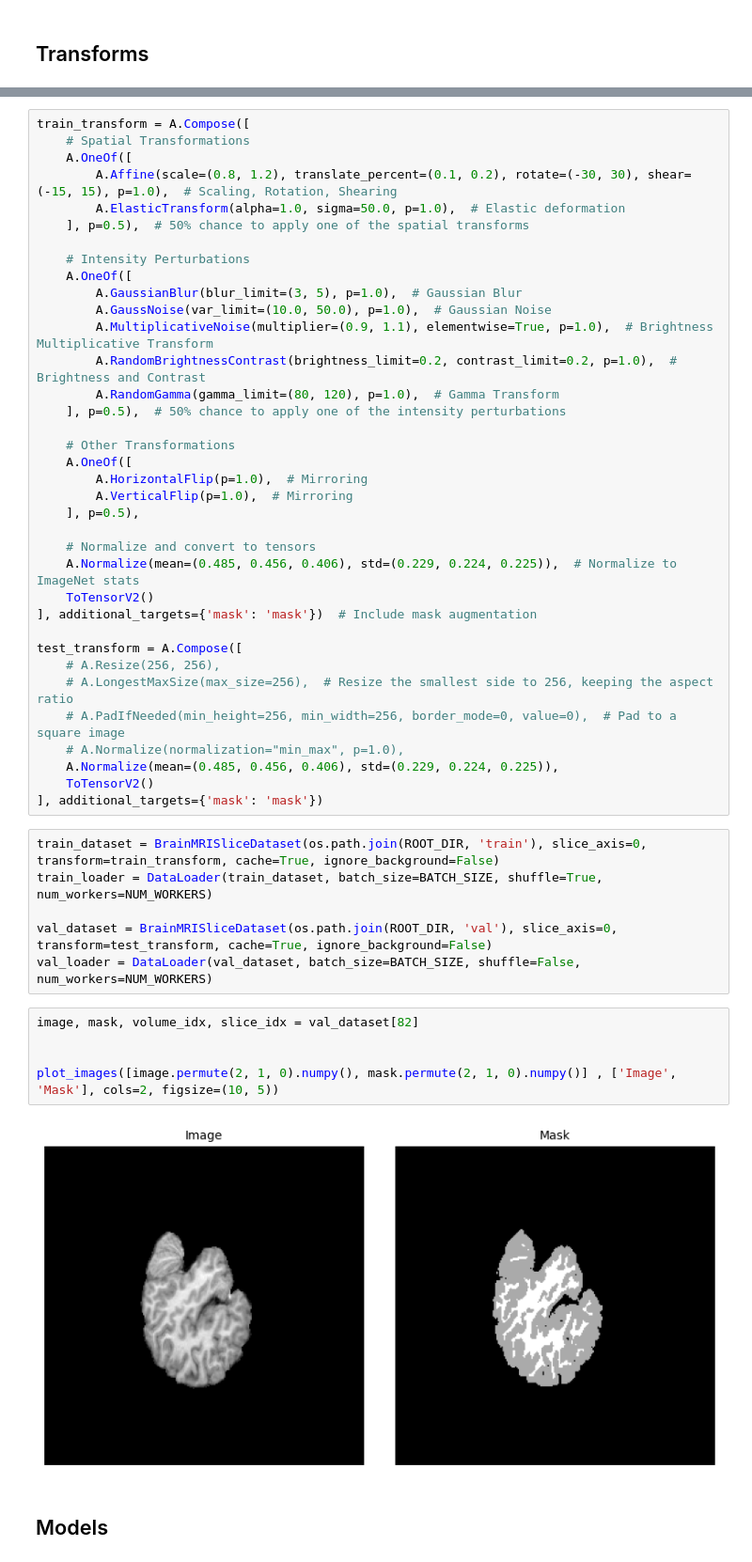
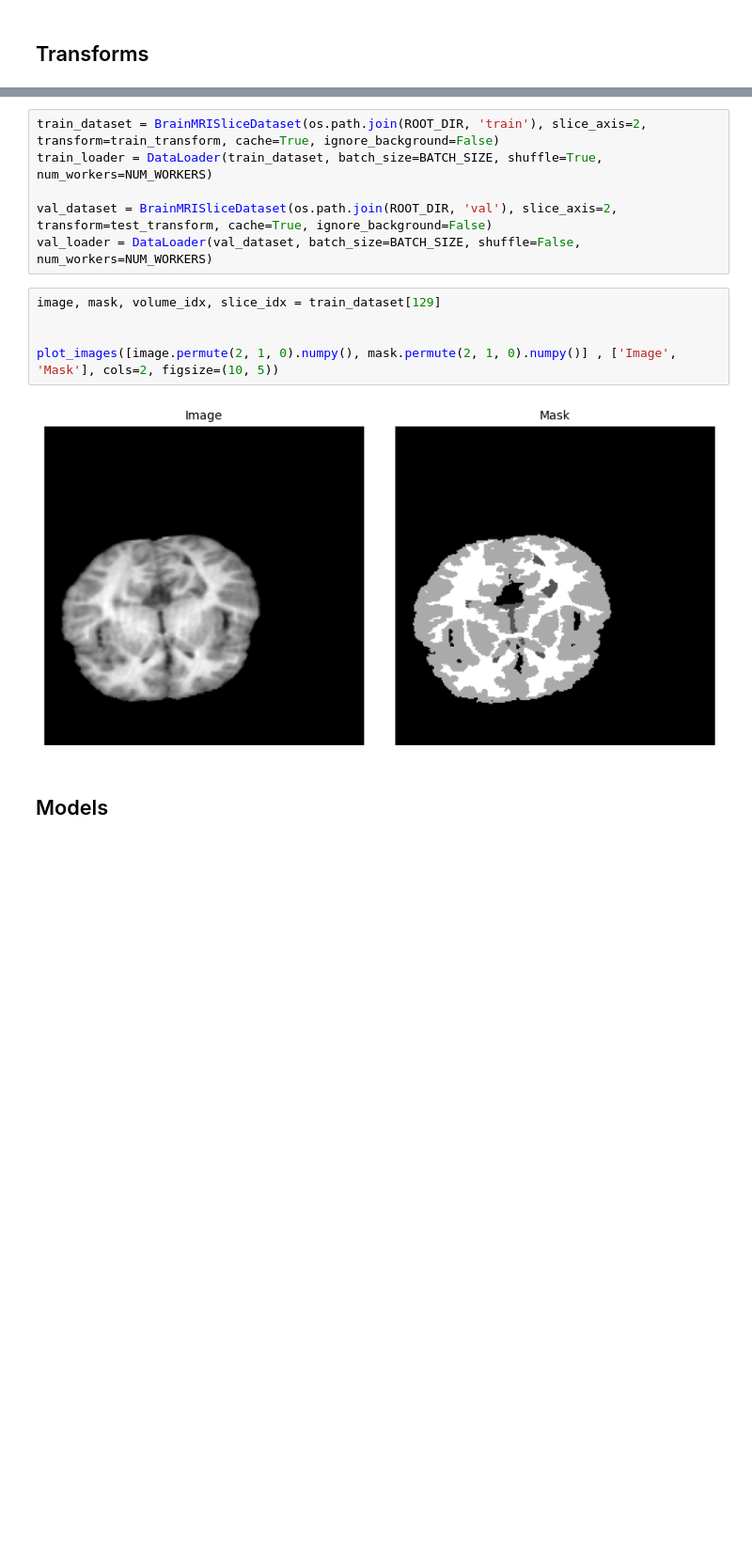
Before and after one commit to huytrnq/BrainSegmentation, a Jupyter notebook: SliceSegmentation.ipynb, the cells around one changed output, grey strips where cells are left out. Shown at 94% size. Drawn from its saved outputs; the diff is of its cells as text; blank space fills up the shorter version.

```diff
--- a/SliceSegmentation.ipynb
+++ b/SliceSegmentation.ipynb
@@ -53,54 +64,18 @@ test_transform = A.Compose([
     ToTensorV2()
 ], additional_targets={'mask': 'mask'})
-# %%
-train_transform = A.Compose([
-    # Spatial Transformations
-    A.OneOf([
-        A.Affine(scale=(0.8, 1.2), translate_percent=(0.1, 0.2), rotate=(-30, 30), shear=(-15, 15), p=1.0),  # Scaling, Rotation, Shearing
-        A.ElasticTransform(alpha=1.0, sigma=50.0, p=1.0),  # Elastic deformation
-    ], p=0.5),  # 50% chance to apply one of the spatial transforms
-
-    # Intensity Perturbations
-    A.OneOf([
-        A.GaussianBlur(blur_limit=(3, 5), p=1.0),  # Gaussian Blur
-        A.GaussNoise(var_limit=(10.0, 50.0), p=1.0),  # Gaussian Noise
-        A.MultiplicativeNoise(multiplier=(0.9, 1.1), elementwise=True, p=1.0),  # Brightness Multiplicative Transform
-        A.RandomBrightnessContrast(brightness_limit=0.2, contrast_limit=0.2, p=1.0),  # Brightness and Contrast
-        A.RandomGamma(gamma_limit=(80, 120), p=1.0),  # Gamma Transform
-    ], p=0.5),  # 50% chance to apply one of the intensity perturbations
-
-    # Other Transformations
-    A.OneOf([
-        A.HorizontalFlip(p=1.0),  # Mirroring
-        A.VerticalFlip(p=1.0),  # Mirroring
-    ], p=0.5),
-
-    # Normalize and convert to tensors
-    A.Normalize(mean=(0.485, 0.456, 0.406), std=(0.229, 0.224, 0.225)),  # Normalize to ImageNet stats
-    ToTensorV2()
-], additional_targets={'mask': 'mask'})  # Include mask augmentation
-
-test_transform = A.Compose([
-    # A.Resize(256, 256),
-    # A.LongestMaxSize(max_size=256),  # Resize the smallest side to 256, keeping the aspect ratio
-    # A.PadIfNeeded(min_height=256, min_width=256, border_mode=0, value=0),  # Pad to a square image
-    # A.Normalize(normalization="min_max", p=1.0),
-    A.Normalize(mean=(0.485, 0.456, 0.406), std=(0.229, 0.224, 0.225)),
-    ToTensorV2()
-], additional_targets={'mask': 'mask'})
 # %%
-train_dataset = BrainMRISliceDataset(os.path.join(ROOT_DIR, 'train'), slice_axis=0, transform=train_transform, cache=True, ignore_background=False)
+train_dataset = BrainMRISliceDataset(os.path.join(ROOT_DIR, 'train'), slice_axis=2, transform=train_transform, cache=True, ignore_background=False)
 train_loader = DataLoader(train_dataset, batch_size=BATCH_SIZE, shuffle=True, num_workers=NUM_WORKERS)
 
-val_dataset = BrainMRISliceDataset(os.path.join(ROOT_DIR, 'val'), slice_axis=0, transform=test_transform, cache=True, ignore_background=False)
+val_dataset = BrainMRISliceDataset(os.path.join(ROOT_DIR, 'val'), slice_axis=2, transform=test_transform, cache=True, ignore_background=False)
 val_loader = DataLoader(val_dataset, batch_size=BATCH_SIZE, shuffle=False, num_workers=NUM_WORKERS)
 # %%
-image, mask, volume_idx, slice_idx = val_dataset[82]
+image, mask, volume_idx, slice_idx = train_dataset[129]
 
 
 plot_images([image.permute(2, 1, 0).numpy(), mask.permute(2, 1, 0).numpy()] , ['Image', 'Mask'], cols=2, figsize=(10, 5))
 # %% [output]
-[figure, old version]
+[figure, new version]
 # %% [markdown]
 ## Models
 # %%
```
Also changed, not shown: parts of 28 cells of this notebook, 5 other files.
